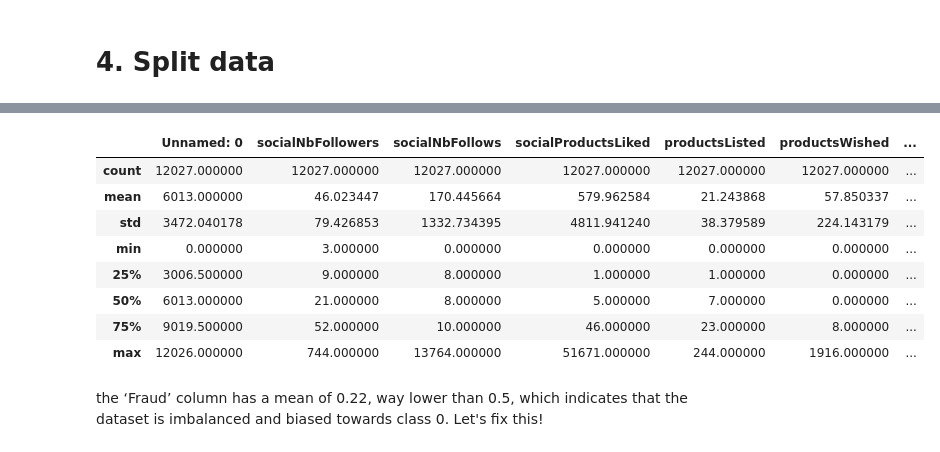
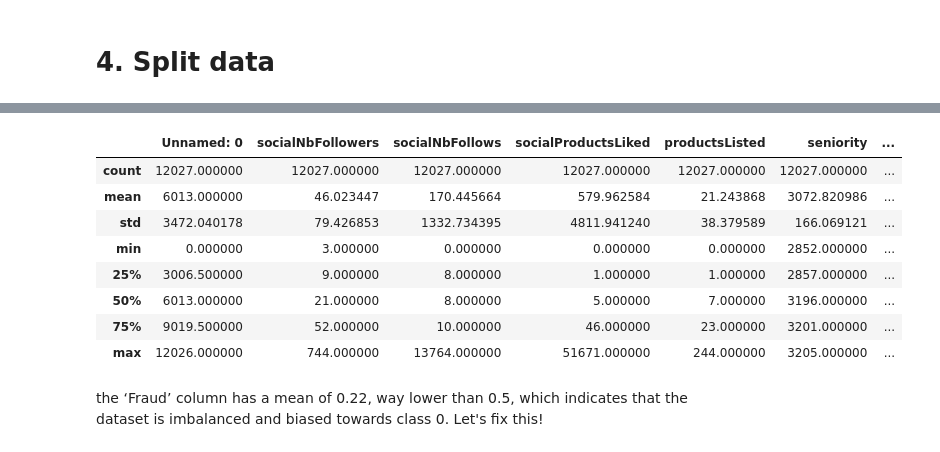
Before and after one commit to ecrystell/RVGPT, a Jupyter notebook: Seller profile.ipynb, the cells around one changed output, grey strips where cells are left out. Cells and saved outputs as stored; diff of their text form; code cells hidden in the pictures.

```diff
--- a/Seller profile.ipynb
+++ b/Seller profile.ipynb
@@ -112,3 +129,6 @@ whole_df.head()
 whole_df.to_csv('modified_data.csv')
 # %% [markdown]
 # 4. Split data
+# %%
+# Load data
+clndf = pd.read_csv('modified_data.csv')
@@ -115,17 +144,15 @@ whole_df.to_csv('modified_data.csv')
 # %%
-# Load data
-clndf = pd.read_csv('Dataset/modified_data.csv')
 clndf.describe()
 # %% [output]
-|  | Unnamed: 0 | socialNbFollowers | socialNbFollows | socialProductsLiked | productsListed | productsWished | ... |
+|  | Unnamed: 0 | socialNbFollowers | socialNbFollows | socialProductsLiked | productsListed | seniority | ... |
 | count | 12027.000000 | 12027.000000 | 12027.000000 | 12027.000000 | 12027.000000 | 12027.000000 | ... |
-| mean | 6013.000000 | 46.023447 | 170.445664 | 579.962584 | 21.243868 | 57.850337 | ... |
-| std | 3472.040178 | 79.426853 | 1332.734395 | 4811.941240 | 38.379589 | 224.143179 | ... |
-| min | 0.000000 | 3.000000 | 0.000000 | 0.000000 | 0.000000 | 0.000000 | ... |
-| 25% | 3006.500000 | 9.000000 | 8.000000 | 1.000000 | 1.000000 | 0.000000 | ... |
-| 50% | 6013.000000 | 21.000000 | 8.000000 | 5.000000 | 7.000000 | 0.000000 | ... |
-| 75% | 9019.500000 | 52.000000 | 10.000000 | 46.000000 | 23.000000 | 8.000000 | ... |
-| max | 12026.000000 | 744.000000 | 13764.000000 | 51671.000000 | 244.000000 | 1916.000000 | ... |
+| mean | 6013.000000 | 46.023447 | 170.445664 | 579.962584 | 21.243868 | 3072.820986 | ... |
+| std | 3472.040178 | 79.426853 | 1332.734395 | 4811.941240 | 38.379589 | 166.069121 | ... |
+| min | 0.000000 | 3.000000 | 0.000000 | 0.000000 | 0.000000 | 2852.000000 | ... |
+| 25% | 3006.500000 | 9.000000 | 8.000000 | 1.000000 | 1.000000 | 2857.000000 | ... |
+| 50% | 6013.000000 | 21.000000 | 8.000000 | 5.000000 | 7.000000 | 3196.000000 | ... |
+| 75% | 9019.500000 | 52.000000 | 10.000000 | 46.000000 | 23.000000 | 3201.000000 | ... |
+| max | 12026.000000 | 744.000000 | 13764.000000 | 51671.000000 | 244.000000 | 3205.000000 | ... |
 # %% [markdown]
 the ‘Fraud’ column has a mean of 0.22, way lower than 0.5, which indicates that the dataset is imbalanced and biased towards class 0. Let's fix this!
 # %%
```
Also changed, not shown: parts of 47 cells of this notebook.
